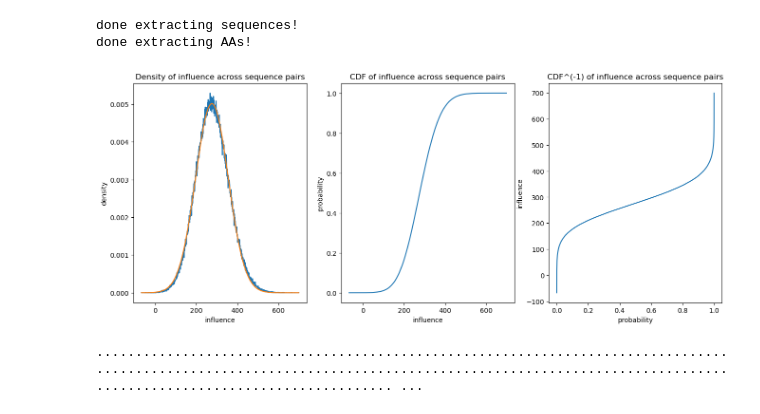
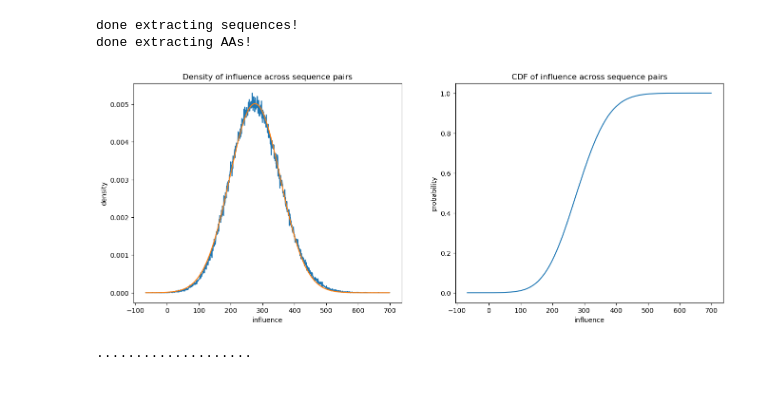
Before and after one commit to blab/sequence-vaes, a Jupyter notebook: ideas_exploration/ex3_exploratory_analysis.ipynb, the cells around one changed output. Cells and saved outputs as stored; diff of their text form; code cells hidden in the pictures.

```diff
--- a/ideas_exploration/ex3_exploratory_analysis.ipynb
+++ b/ideas_exploration/ex3_exploratory_analysis.ipynb
@@ -96,29 +105,24 @@ def get_density_and_distr(bif_matrix, n_bins=1000):
 # %%
 def gaussian(x,mu,var):
     return 1/np.sqrt(2* np.pi * var) * np.exp(-np.square(x-mu) / (2*var))
 
 xvals, bif_cdf, bif_density_y = get_density_and_distr(computed_bif_matrix)
 (opt_mu, opt_var), pcov = scipy.optimize.curve_fit(gaussian, xvals, bif_density_y, p0=[300, 100])
 
-fig,ax = plt.subplots(1,3,figsize=(16,6))
+fig,ax = plt.subplots(1,2,figsize=(16,6))
 ax[0].plot(xvals, bif_density_y)
 ax[0].plot(xvals, gaussian(xvals, opt_mu, opt_var))
 ax[0].set_title("Density of influence across sequence pairs")
 ax[0].set_xlabel("influence")
 ax[0].set_ylabel("density")
 
 ax[1].set_title("CDF of influence across sequence pairs")
 ax[1].plot(xvals, bif_cdf)
 ax[1].set_xlabel("influence")
 ax[1].set_ylabel("probability")
-
-ax[2].set_title("CDF^(-1) of influence across sequence pairs")
-ax[2].plot(bif_cdf, xvals)
-ax[2].set_xlabel("probability")
-ax[2].set_ylabel("influence")
 plt.show()
 # %% [output]
-[figure, old version]
+[figure, new version]
 # %%
 def inv_cdf(x, xvals=xvals, cdf_vals=bif_cdf):
     """
@@ -174,6 +185,6 @@ def construct_null(
 
     return null_distr
 # %%
-null_distr = construct_null(1000)
+null_distr = construct_null(2000, max_ham_dist=MAX_HAM_DIST, influence_min=influence_min)
 # %% [output]
-........................................................................................................................................................................................................ ...
+....................
```
Also changed, not shown: parts of 12 cells of this notebook.
